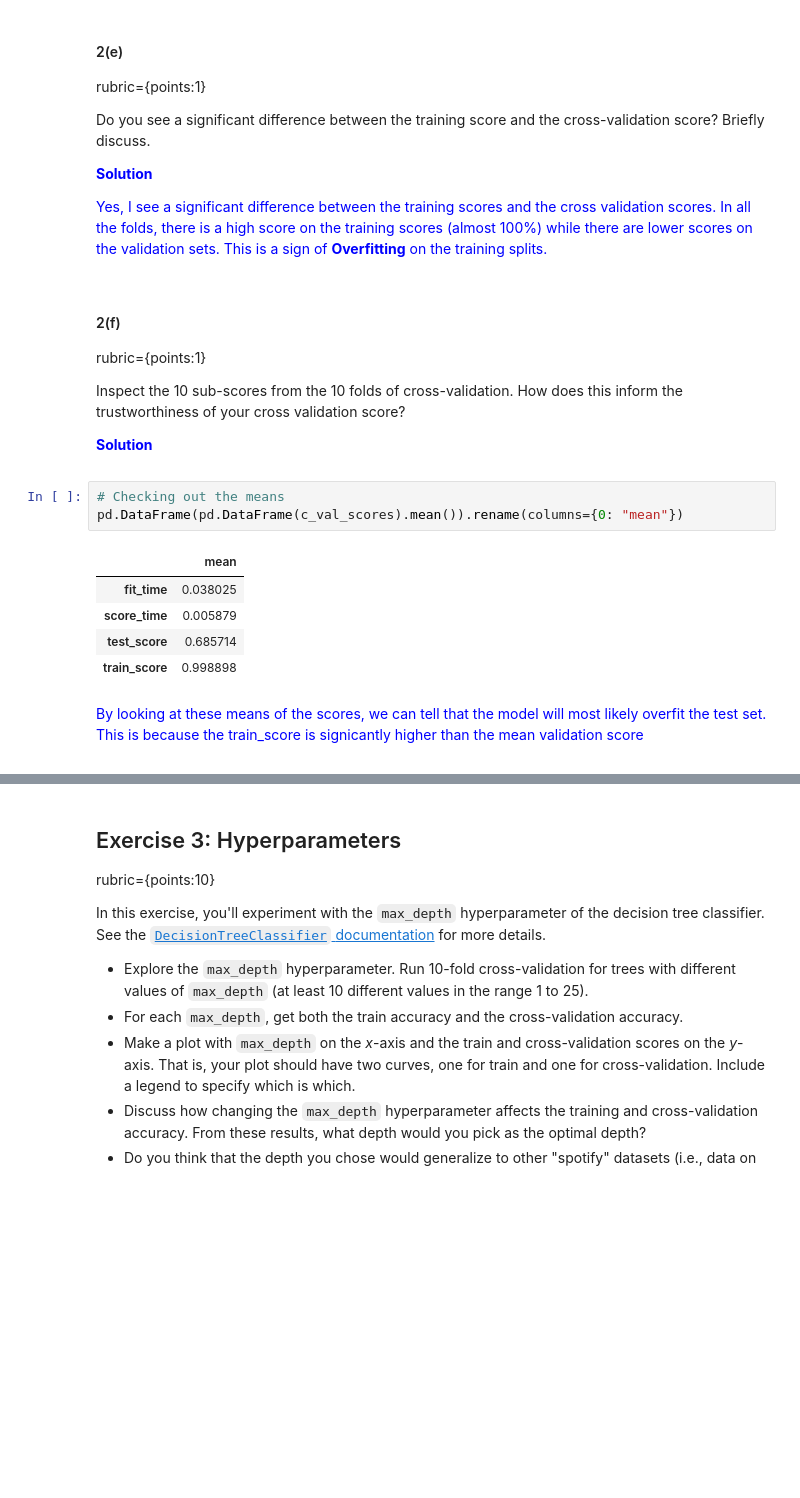
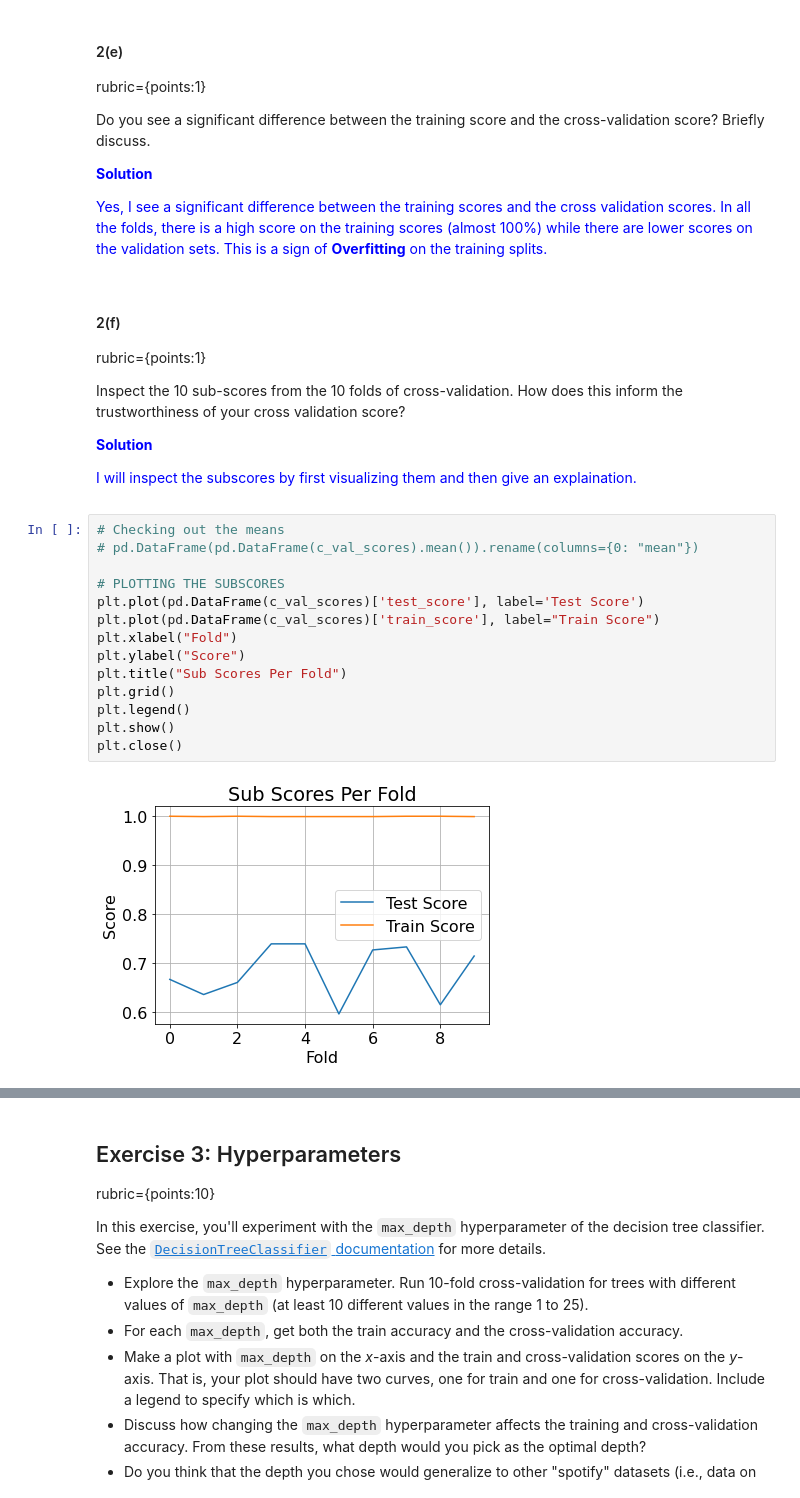
Before and after one commit to Blaise143/CPSC-330-ASSIGNMENTS, a Jupyter notebook: hw2/hw2.ipynb, the cells around one changed output, grey strips where cells are left out. Cells and saved outputs as stored; diff of their text form; blank space fills up the shorter version.

```diff
--- a/hw2/hw2.ipynb
+++ b/hw2/hw2.ipynb
@@ -327,16 +327,21 @@ Inspect the 10 sub-scores from the 10 folds of cross-validation. How does this i
 <font color="blue">
 
 **Solution**
+
+I will inspect the subscores by first visualizing them and then give an explaination.
-# %%
-# Checking out the means
-pd.DataFrame(pd.DataFrame(c_val_scores).mean()).rename(columns={0: "mean"})
-# %% [output]
-|  | mean |
-| fit_time | 0.038025 |
-| score_time | 0.005879 |
-| test_score | 0.685714 |
-| train_score | 0.998898 |
-# %% [markdown]
-<font color="blue">
-
-By looking at these means of the scores, we can tell that the model will most likely overfit the test set. This is because the train_score is signicantly higher than the mean validation score
+# %%
+# Checking out the means
+# pd.DataFrame(pd.DataFrame(c_val_scores).mean()).rename(columns={0: "mean"})
+
+# PLOTTING THE SUBSCORES
+plt.plot(pd.DataFrame(c_val_scores)['test_score'], label='Test Score')
+plt.plot(pd.DataFrame(c_val_scores)['train_score'], label="Train Score")
+plt.xlabel("Fold")
+plt.ylabel("Score")
+plt.title("Sub Scores Per Fold")
+plt.grid()
+plt.legend()
+plt.show()
+plt.close()
+# %% [output]
+[figure, added]
```
Also changed, not shown: parts of 8 cells of this notebook.
